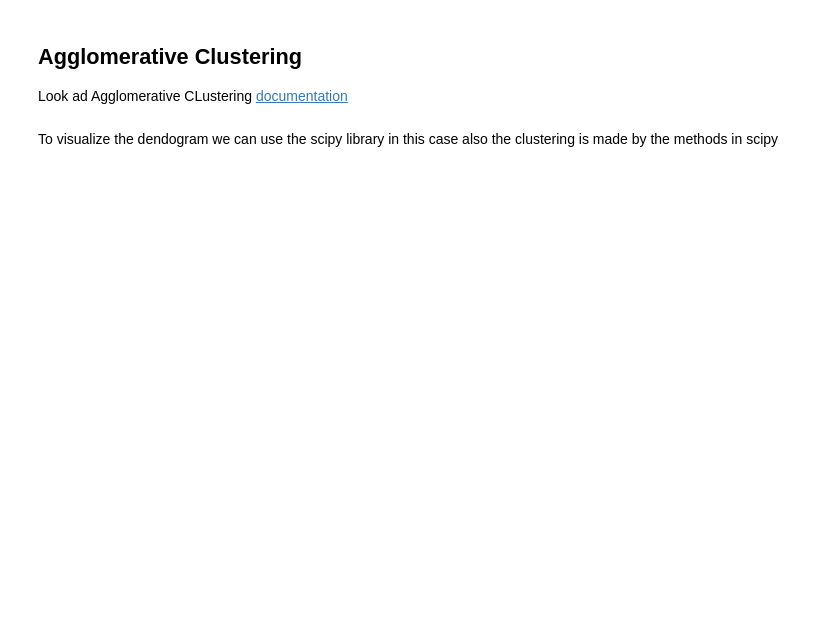
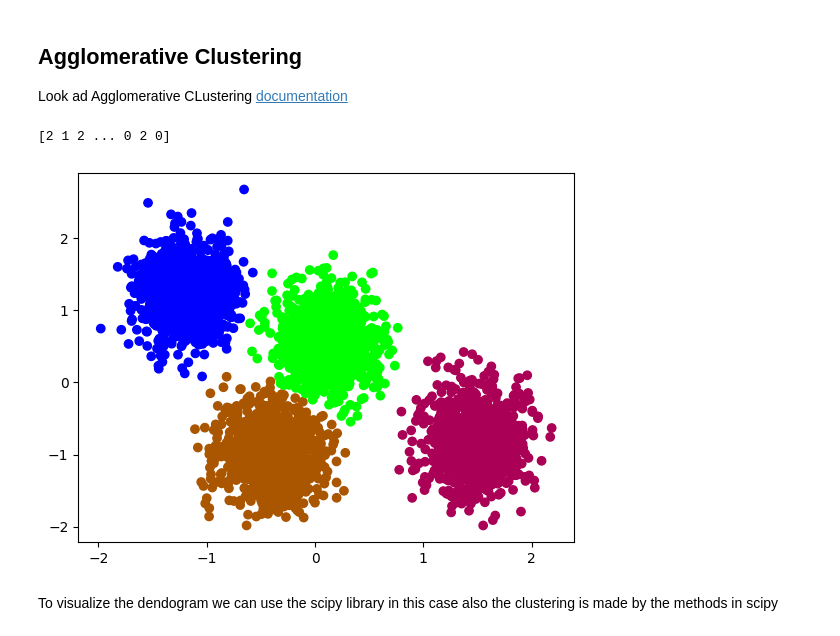
Before and after one commit to CristianCosci/Machine_Learning_Laboratories_Lectures, a Jupyter notebook: 04_Clustering/Clustering.ipynb, the cells around one changed output. Cells and saved outputs as stored; diff of their text form; code cells hidden in the pictures; blank space fills up the shorter version.

```diff
--- a/04_Clustering/Clustering.ipynb
+++ b/04_Clustering/Clustering.ipynb
@@ -547,3 +624,15 @@ from sklearn.cluster import AgglomerativeClustering
+# %%
+from sklearn.cluster import AgglomerativeClustering
+
+agglo = AgglomerativeClustering(n_clusters=4, metric ="euclidean", linkage= "average") #single/average/complete/ward
+
+y_agglo = agglo.fit_predict(my_dummy_data)
+print(y_agglo)
+plt.scatter(my_dummy_data[:, 0], my_dummy_data[:,1], c=y_agglo, cmap ="brg") # y_agglo =  labels_
+plt.show()
+# %% [output]
+[2 1 2 ... 0 2 0]
+[figure, added]
 # %% [markdown]
 To visualize the dendogram we can use the scipy library in this case also the clustering is made by the methods in scipy
 # %%
```
Also changed, not shown: parts of 35 cells of this notebook.
